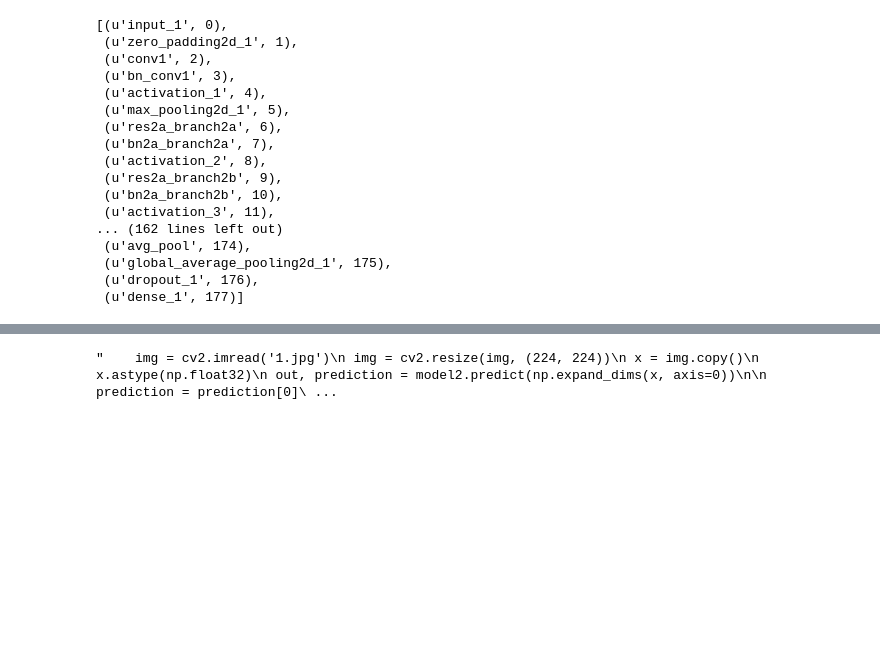
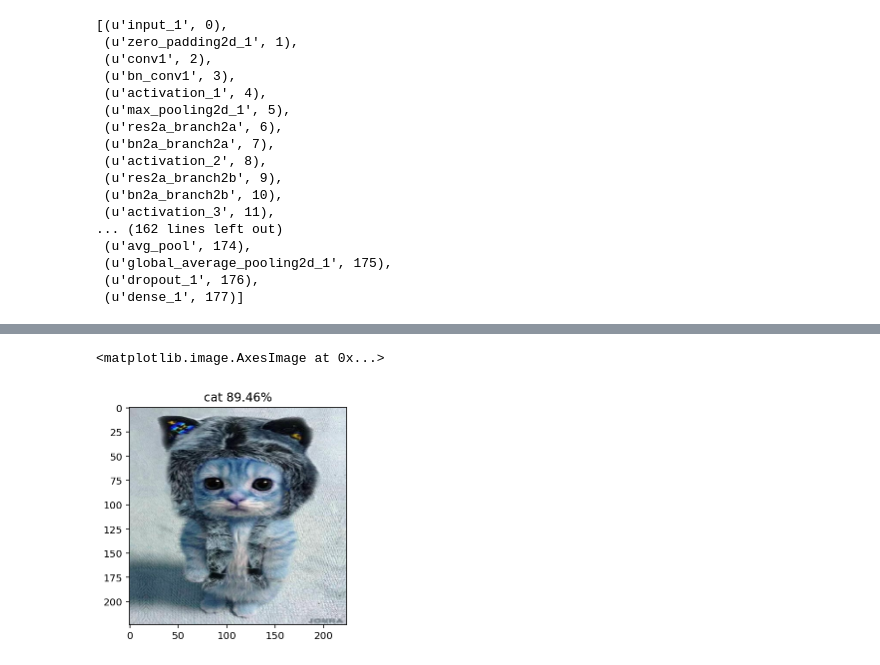
Before and after one commit to robinshie/udalearn, a Jupyter notebook: catordog/test.ipynb, the cells around one changed output, grey strips where cells are left out. Drawn from its saved outputs; the diff is of its cells as text; code cells hidden in the pictures; blank space fills up the shorter version.

```diff
--- a/catordog/test.ipynb
+++ b/catordog/test.ipynb
@@ -76,21 +78,21 @@ for i in range(16):
 # %%
-   """    img = cv2.imread('1.jpg')
+    img = cv2.imread('1.jpg')
     img = cv2.resize(img, (224, 224))
     x = img.copy()
     x.astype(np.float32)
     out, prediction = model2.predict(np.expand_dims(x, axis=0))
 
     prediction = prediction[0]
     out = out[0]
 
     if prediction < 0.5:
         plt.title('cat %.2f%%' % (100 - prediction*100))
     else:
         plt.title('dog %.2f%%' % (prediction*100))
     plt.imshow(img)
-    """
 # %% [output]
-"    img = cv2.imread('1.jpg')\n img = cv2.resize(img, (224, 224))\n x = img.copy()\n x.astype(np.float32)\n out, prediction = model2.predict(np.expand_dims(x, axis=0))\n\n prediction = prediction[0]\ ...
+<matplotlib.image.AxesImage at 0x...>
+[figure, added]
 # %%
 cameraCapture = cv2.VideoCapture(0)
 font = cv2.FONT_HERSHEY_SIMPLEX
```
Also changed, not shown: parts of 2 cells of this notebook, 2 other files.
